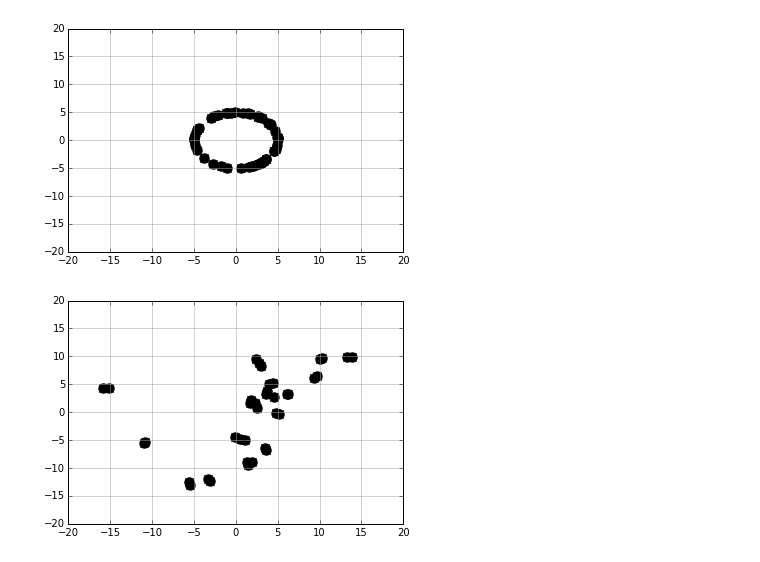
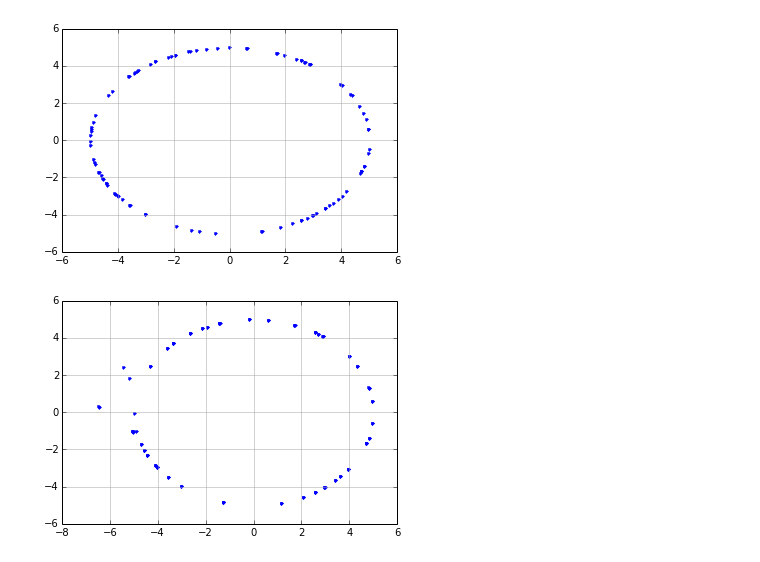
Before and after one commit to drphilmarshall/ScienceSays, a Jupyter notebook: cosmos.ipynb, the cells around one changed output. Cells and saved outputs as stored; diff of their text form; code cells hidden in the pictures.

```diff
--- a/cosmos.ipynb
+++ b/cosmos.ipynb
@@ -3,9 +3,13 @@
 import numpy as np
 import pylab as plt
 
-swarm_params = { 'Npart' : 50 , 'Noverdense' : 0, 'Nunderdense': 0}
+swarm_params = { 'Npart' : 100 , 'Noverdense' : 0, 'Nunderdense': 0}
 color_dict = { 'particle' : 'k.', 'overdense' : 'r.', 'underdense' : 'b.'}
-collapseParam = 1
+collapseParam = 2
+
+fig = plt.figure()
+ax = plt.axes(xlim=(-100, 100), ylim=(-100, 100))
+line, = ax.plot([], [], 'b.', ms=10)
 
 class agent():
     def __init__(self,id_number,pars):
@@ -20,6 +24,9 @@ class agent():
         self.xpos = newx
         self.ypos = newy
         return None
+
+    def changeDirection(self, newdir):
+        self.direction = newdir
 
 def agentSep(agent1,agent2):
     return np.sqrt((agent1.xpos-agent2.xpos)**2+(agent1.ypos-agent2.ypos)**2)
@@ -46,42 +53,37 @@ class swarm():
         while counter < N:
             for member in self.members:
                 minDist = 10000
+                ydiff = 1000
+                xdiff = 1000
                 for other in self.members:
                     if agentSep(member,other) < minDist and other.name != member.name:
                         minDist = agentSep(member,other)
                         xdiff = other.xpos - member.xpos
                         ydiff = other.ypos - member.ypos
-                        if xdiff == 0:
-                            if ydiff > 0:
-                                member.direction = np.math.pi/2
-                            else:
-                                member.direction = -np.math.pi/2
-                        else:
-                            member.direction = np.arctan2(ydiff,xdiff)
-                member.update_position(member.xpos+collapseParam*np.cos(member.direction),member.ypos+collapseParam*np.sin(member.direction))
+                #member.changeDirection(np.arctan2(ydiff,xdiff))
+                if agentSep(member,other) != 0:
+                    member.update_position(member.xpos+collapseParam*xdiff/agentSep(member,other),member.ypos+collapseParam*ydiff/agentSep(member,other))
             counter += 1
 
     def showCurrentState(self):
         plt.figure()
         plt.grid(b=True, which='major', color='0.65',linestyle='-')
         for member in self.members:
-            plt.plot(member.xpos,member.ypos,color_dict[member.cat],ms=20)
-        plt.xlim([-20,20])
-        plt.ylim([-20,20])
+            plt.plot(member.xpos,member.ypos,'b.')
 
     def animInit(self):
-        fig = plt.figure()
-        ax = plt.axes(xlim=(0, 10), ylim=(-2, 2))
-        line, = ax.plot([], [], lw=2)
         line.set_data([], [])
         return line,
 
-    def makeAnim(self):
-        self.timeEvolveBeforeDecoupling(1)
+    def makeAnim(self,i):
+        if i < 50:
+            self.timeEvolveBeforeDecoupling(1)
+        else:
+            self.timeEvolveAfterDecoupling(1)
         xvec = []
         yvec = []
         for member in self.members:
             xvec.append(member.xpos)
             yvec.append(member.ypos)
         line.set_data(np.array(xvec),np.array(yvec))
-        return line,
+        return line
@@ -88,11 +92,11 @@ class swarm():
 # %%
 classroom = swarm(swarm_params)
 classroom.timeEvolveBeforeDecoupling(5)
 classroom.showCurrentState()
-classroom.timeEvolveAfterDecoupling(30)
+classroom.timeEvolveAfterDecoupling(10)
 classroom.showCurrentState()
 # %% [output]
-[figure, old version]
+[figure, new version]
-[figure, old version]
+[figure, new version]
 # %%
 classroom = swarm(swarm_params)
```
Also changed, not shown: parts of 4 cells of this notebook.
